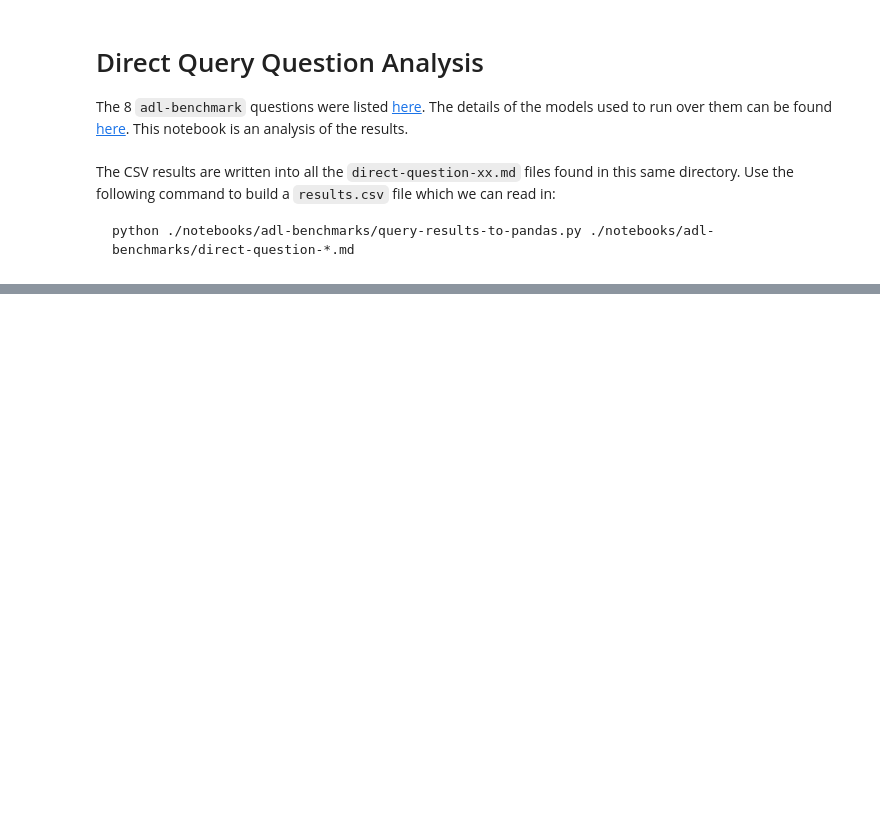
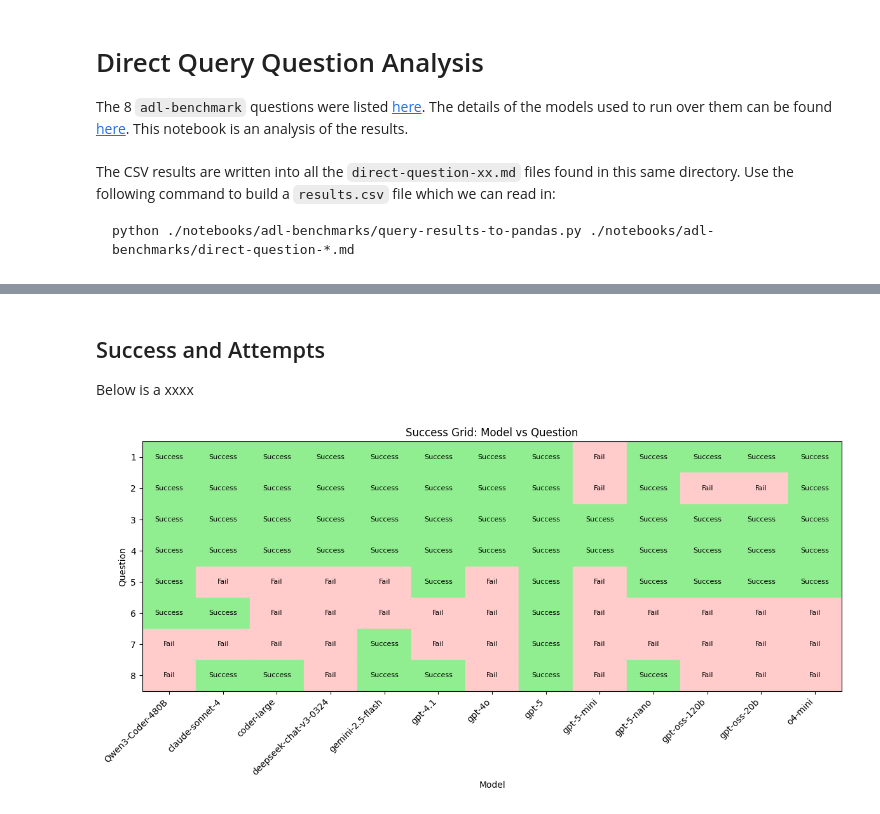
Before and after one commit to gordonwatts/atlas-plot-agent, a Jupyter notebook: notebooks/adl-benchmarks/direct-query-analysis.ipynb, the cells around one changed output, grey strips where cells are left out. Saved outputs shown, nothing was run; the diff lists cells and outputs as text; code cells hidden in the pictures; blank space fills up the shorter version.

```diff
--- a/notebooks/adl-benchmarks/direct-query-analysis.ipynb
+++ b/notebooks/adl-benchmarks/direct-query-analysis.ipynb
@@ -25,0 +34,3 @@ data.describe()
+# %%
+# Turn the question number into something we can easily reason about
+data['question'] = data['source_file'].apply(lambda x: int(re.search(r'direct-question-(\d+)', x).group(1)))
@@ -34,0 +89,36 @@ Index(['Model(s)', 'Time (s)', 'Prompt Tokens', 'Completion Tokens',
+# %% [markdown]
+## Success and Attempts
+
+Below is a xxxx
+# %%
+import numpy as np
+
+# Prepare pivot table for grid
+pivot = data.pivot(index='question', columns='model_nickname', values='Result')
+
+# Map results to colors
+color_map = pivot.map(lambda x: '#90ee90' if x == 'Success' else '#ffcccb')  # light green/red
+
+fig, ax = plt.subplots(figsize=(12, 6))
+
+for (i, question) in enumerate(pivot.index):
+    for (j, model) in enumerate(pivot.columns):
+        color = color_map.loc[question, model]
+        ax.add_patch(plt.Rectangle((j, i), 1, 1, color=color))
+        # Optionally, add text label
+        ax.text(j + 0.5, i + 0.5, str(pivot.loc[question, model]), ha='center', va='center', fontsize=8)
+
+ax.set_xticks(np.arange(len(pivot.columns)) + 0.5)
+ax.set_xticklabels(pivot.columns, rotation=45, ha='right')
+ax.set_yticks(np.arange(len(pivot.index)) + 0.5)
+ax.set_yticklabels(pivot.index)
+ax.set_xlim(0, len(pivot.columns))
+ax.set_ylim(0, len(pivot.index))
+ax.invert_yaxis()
+ax.set_xlabel('Model')
+ax.set_ylabel('Question')
+ax.set_title('Success Grid: Model vs Question')
+plt.tight_layout()
+plt.show()
+# %% [output]
+[figure, added]
```
Also changed, not shown: parts of 9 cells of this notebook.
